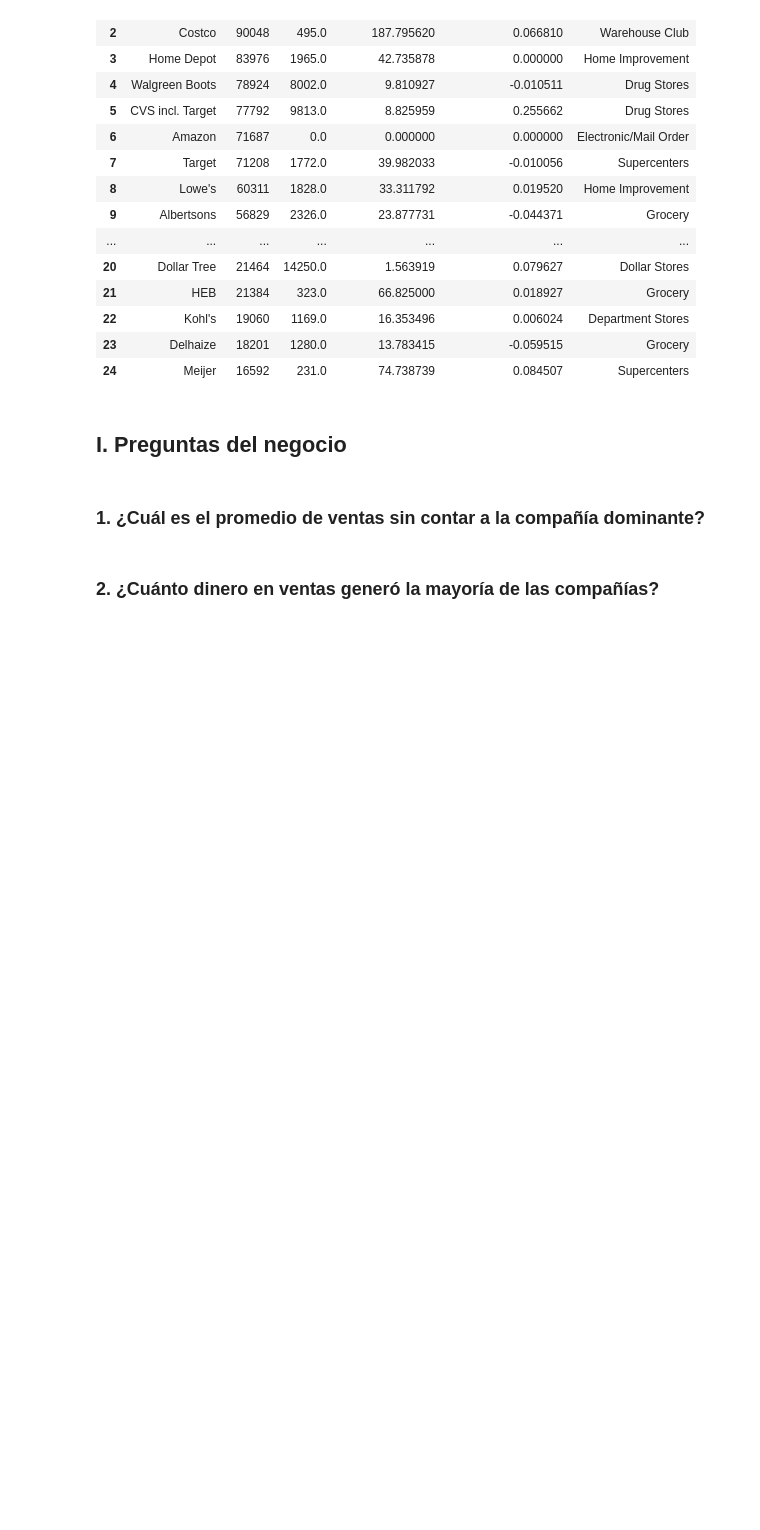
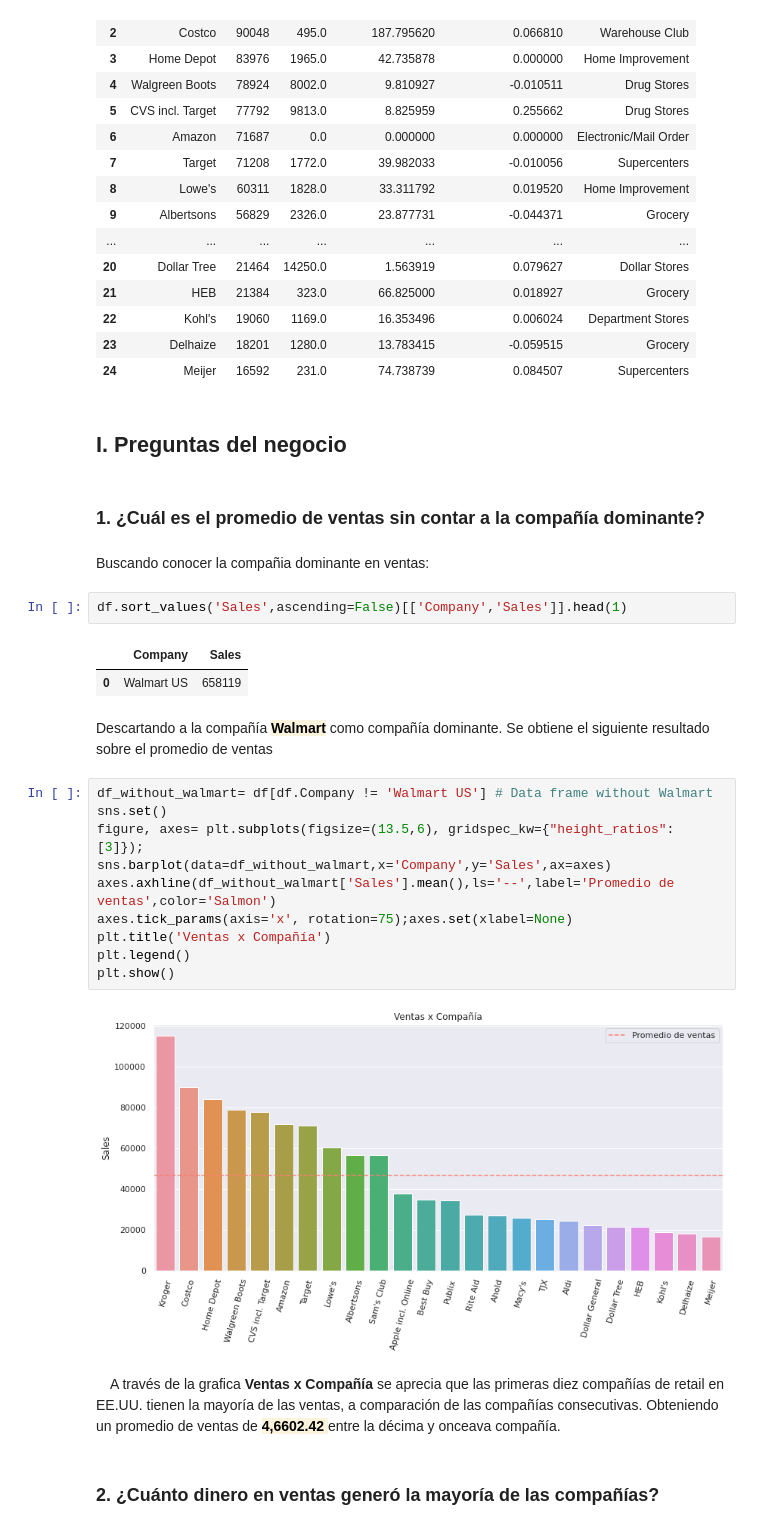
Before and after one commit to iofabela/datacademy_project-Largest_retailers, a Jupyter notebook: datacademy_project_retails.ipynb, the cells around one changed output. Drawn from its saved outputs; the diff is of its cells as text; blank space fills up the shorter version.

```diff
--- a/datacademy_project_retails.ipynb
+++ b/datacademy_project_retails.ipynb
@@ -80,5 +80,28 @@ df
 ## I. Preguntas del negocio
 # %% [markdown]
 ### 1. ¿Cuál es el promedio de ventas sin contar a la compañía dominante?
+# %% [markdown]
+Buscando conocer la compañia dominante en ventas:
+# %%
+df.sort_values('Sales',ascending=False)[['Company','Sales']].head(1)
+# %% [output]
+|  | Company | Sales |
+| 0 | Walmart US | 658119 |
+# %% [markdown]
+<p>Descartando a la compañía <strong><mark style="background: rgba(251, 243, 219, 1);">Walmart</mark></strong><strong> </strong>como compañía dominante. Se obtiene el siguiente resultado sobre el promedio de ventas</p>
+# %%
+df_without_walmart= df[df.Company != 'Walmart US'] # Data frame without Walmart
+sns.set()
+figure, axes= plt.subplots(figsize=(13.5,6), gridspec_kw={"height_ratios": [3]});
+sns.barplot(data=df_without_walmart,x='Company',y='Sales',ax=axes)
+axes.axhline(df_without_walmart['Sales'].mean(),ls='--',label='Promedio de ventas',color='Salmon')
+axes.tick_params(axis='x', rotation=75);axes.set(xlabel=None)
+plt.title('Ventas x Compañía')
+plt.legend()
+plt.show()
+# %% [output]
+[figure, added]
+# %% [markdown]
+<p>&emsp;A través de la grafica <b>Ventas x Compañía</b> se aprecia que las primeras diez compañías de retail en EE.UU. tienen la mayoría de las ventas, a comparación de las compañías consecutivas.  Obteniendo un promedio de ventas de <strong><mark style="background: rgba(251, 243, 219, 1);"> 4,6602.42 </mark></strong><strong> </strong>entre la décima y onceava compañía.</p>
 # %% [markdown]
 ### 2. ¿Cuánto dinero en ventas generó la mayoría de las compañías?
```
Also changed, not shown: parts of 3 cells of this notebook.
